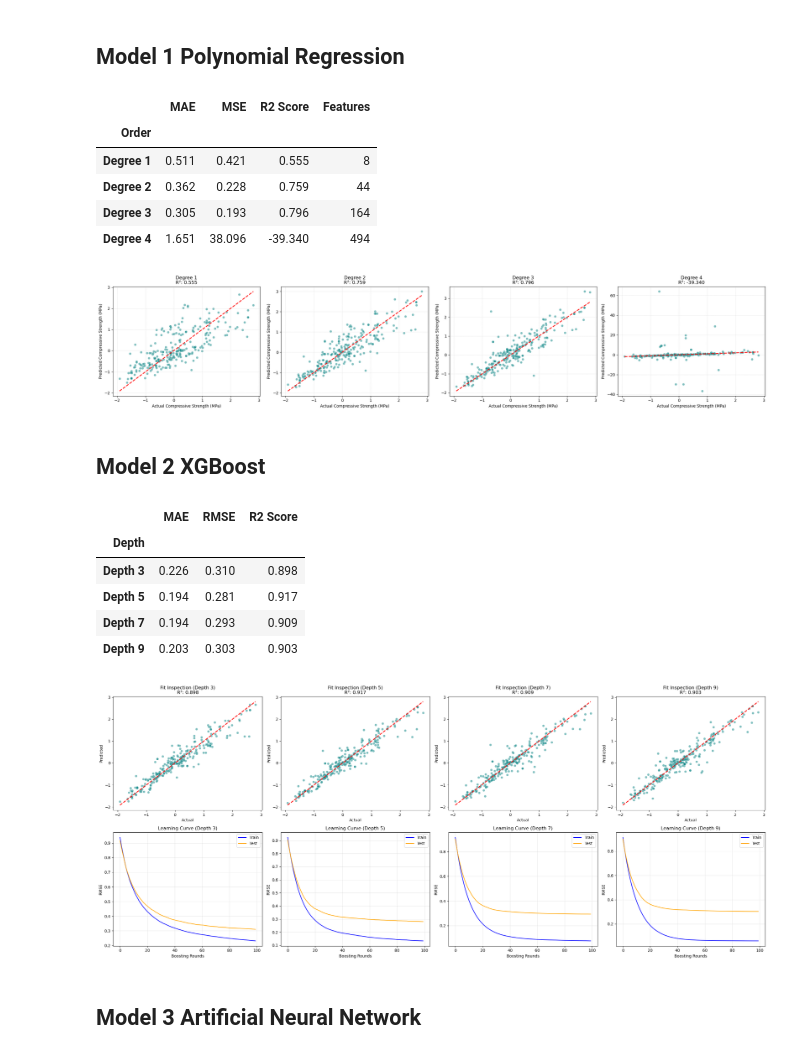
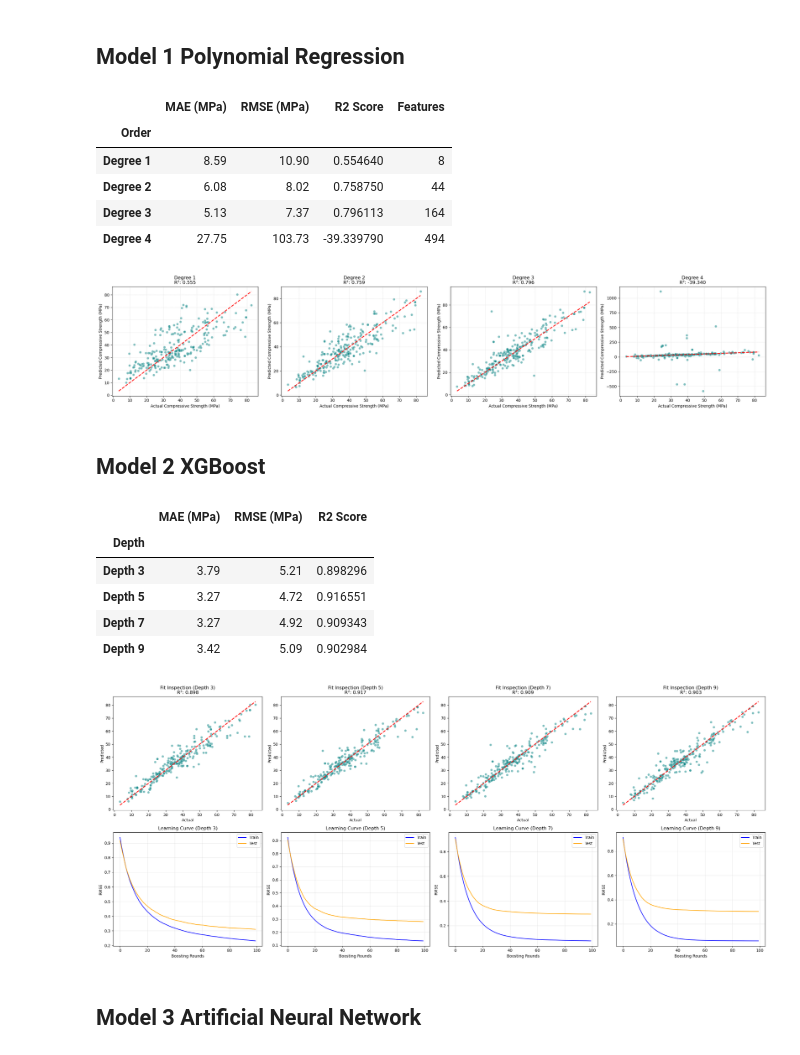
Before and after one commit to Callum7080/MANU-465-Group-Project, a Jupyter notebook: main.ipynb, the cells around one changed output. Saved outputs shown, nothing was run; the diff lists cells and outputs as text; code cells hidden in the pictures.

Commit message:
fix: Units for measurements in MPa

```diff
--- a/main.ipynb
+++ b/main.ipynb
@@ -148,15 +148,24 @@ The Y Test Data Set Contains the Following:
 ## Apply Scaling
 # %%
 #Set the StandardScaler fucntion for easy implementation and set the output as a pandas.DataFrame
-scaler = StandardScaler().set_output(transform='pandas')
+scaler_X = StandardScaler().set_output(transform='pandas')
+scaler_Y = StandardScaler().set_output(transform='pandas')
+
 
 #Scale the input and output data using the fit_transform fucntion
 #Ensuring that test data is ONLY transformed and not fit to reduce leakage
+y_scaler = None
 for key, value in datasets_dict.items():
     if "Train" in key:
-        datasets_dict[key] = scaler.fit_transform(value)
+        if "X" in key:
+            datasets_dict[key] = scaler_X.fit_transform(value)
+        if "Y" in key:
+            datasets_dict[key] = scaler_Y.fit_transform(value)
     if "Test" in key:
-        datasets_dict[key] = scaler.transform(value)
+        if "X" in key:
+            datasets_dict[key] = scaler_X.transform(value)
+        if "Y" in key:
+            datasets_dict[key] = scaler_Y.transform(value)
 
     print(f"The {key} Set Contains the Following:")
     print(f"{datasets_dict[key].shape[0]} Rows and {datasets_dict[key].shape[1]} Columns")
@@ -219,50 +228,53 @@ def full_polynomial_analysis(datasets, orders):
         model.fit(X_train_poly, y_train)
         y_pred = model.predict(X_test_poly)
 
+        y_pred_mpa = scaler_Y.inverse_transform(pd.DataFrame(y_pred, columns=y_test.columns))
+        y_test_mpa = scaler_Y.inverse_transform(y_test)
 
-        y_true_1d = np.ravel(y_test)
-        y_pred_1d = np.ravel(y_pred)
+        y_true_1d = np.ravel(y_test_mpa)
+        y_pred_1d = np.ravel(y_pred_mpa)
         mse = mean_squared_error(y_true_1d, y_pred_1d)
         mae = mean_absolute_error(y_true_1d, y_pred_1d)
+        rmse = np.sqrt(mse)
         r2 = r2_score(y_true_1d, y_pred_1d)
 
         stats_list.append({
             "Order": f"Degree {n}",
-            "MAE": mae,
-            "MSE": mse,
+            "MAE (MPa)": mae,
+            "RMSE (MPa)": rmse,
             "R2 Score": r2,
             "Features": X_train_poly.shape[1]
         })
 
         sns.scatterplot(x=y_true_1d, y=y_pred_1d, ax=axes[i], alpha=0.5, color='teal')
 
         line_lims = [y_true_1d.min(), y_true_1d.max()]
         axes[i].plot(line_lims, line_lims, 'r--', lw=2)
 
         axes[i].set_title(f"Degree {n}\nR²: {r2:.3f}")
         axes[i].set_xlabel("Actual Compressive Strength (MPa)")
         axes[i].set_ylabel("Predicted Compressive Strength (MPa)")
         axes[i].grid(True, linestyle=':', alpha=0.6)
 
     summary_df = pd.DataFrame(stats_list).set_index("Order")
     styled_table = summary_df.style.highlight_max(subset=['R2 Score'], color="#90ee90") \
-                                   .highlight_min(subset=['MAE', 'MSE'], color='#90ee90') \
-                                   .format("{:.3f}", subset=['MAE', 'MSE', 'R2 Score'])
+                                   .highlight_min(subset=['MAE (MPa)', 'RMSE (MPa)'], color='#90ee90') \
+                                   .format("{:.2f}", subset=['MAE (MPa)', 'RMSE (MPa)'])
 
     display(styled_table)
 
     plt.tight_layout()
     plt.show()
 
 full_polynomial_analysis(datasets_dict, [1, 2, 3, 4])
 # %% [output]
-|  | MAE | MSE | R2 Score | Features |
+|  | MAE (MPa) | RMSE (MPa) | R2 Score | Features |
 | Order |  |  |  |  |
-| Degree 1 | 0.511 | 0.421 | 0.555 | 8 |
-| Degree 2 | 0.362 | 0.228 | 0.759 | 44 |
-| Degree 3 | 0.305 | 0.193 | 0.796 | 164 |
-| Degree 4 | 1.651 | 38.096 | -39.340 | 494 |
+| Degree 1 | 8.59 | 10.90 | 0.554640 | 8 |
+| Degree 2 | 6.08 | 8.02 | 0.758750 | 44 |
+| Degree 3 | 5.13 | 7.37 | 0.796113 | 164 |
+| Degree 4 | 27.75 | 103.73 | -39.339790 | 494 |
-[figure, old version]
+[figure, new version]
 # %% [markdown]
 ## Model 2 XGBoost
 # %%
@@ -270,6 +282,7 @@ def xgboost_analysis(datasets, depths):
     X_train, X_test = datasets["X Training Data"], datasets["X Test Data"]
     y_train, y_test = datasets["Y Training Data"], datasets["Y Test Data"]
 
+    # Use the y_scaler to inverse transform metrics back to MPa units
     stats_list = []
     num_models = len(depths)
 
@@ -286,16 +299,21 @@ def xgboost_analysis(datasets, depths):
         results = model.evals_result()
         y_pred = model.predict(X_test)
 
-        y_true_1d = np.ravel(y_test)
-        y_pred_1d = np.ravel(y_pred)
+        y_pred_mpa = scaler_Y.inverse_transform(pd.DataFrame(y_pred, columns=y_test.columns))
+        y_test_mpa = scaler_Y.inverse_transform(y_test)
+
+        y_true_1d = np.ravel(y_test_mpa)
+        y_pred_1d = np.ravel(y_pred_mpa)
         mse = mean_squared_error(y_true_1d, y_pred_1d)
         mae = mean_absolute_error(y_true_1d, y_pred_1d)
+        rmse = np.sqrt(mse)
         r2 = r2_score(y_true_1d, y_pred_1d)
+
 
         stats_list.append({
             "Depth": f"Depth {n}",
-            "MAE": mae,
-            "RMSE": np.sqrt(mse),
+            "MAE (MPa)": mae,
+            "RMSE (MPa)": rmse,
             "R2 Score": r2
         })
 
@@ -316,8 +334,8 @@ def xgboost_analysis(datasets, depths):
 
     summary_df = pd.DataFrame(stats_list).set_index("Depth")
     styled_table = summary_df.style.highlight_max(subset=['R2 Score'], color="#90ee90") \
-                                   .highlight_min(subset=['MAE', 'RMSE'], color='#90ee90') \
-                                   .format("{:.3f}", subset=['MAE', 'RMSE', 'R2 Score'])
+                                   .highlight_min(subset=['MAE (MPa)', 'RMSE (MPa)'], color='#90ee90') \
+                                   .format("{:.2f}", subset=['MAE (MPa)', 'RMSE (MPa)'])
 
     display(styled_table)
 
@@ -326,12 +344,12 @@ def xgboost_analysis(datasets, depths):
 
 xgboost_analysis(datasets_dict, [3, 5, 7, 9])
 # %% [output]
-|  | MAE | RMSE | R2 Score |
+|  | MAE (MPa) | RMSE (MPa) | R2 Score |
 | Depth |  |  |  |
-| Depth 3 | 0.226 | 0.310 | 0.898 |
-| Depth 5 | 0.194 | 0.281 | 0.917 |
-| Depth 7 | 0.194 | 0.293 | 0.909 |
-| Depth 9 | 0.203 | 0.303 | 0.903 |
+| Depth 3 | 3.79 | 5.21 | 0.898296 |
+| Depth 5 | 3.27 | 4.72 | 0.916551 |
+| Depth 7 | 3.27 | 4.92 | 0.909343 |
+| Depth 9 | 3.42 | 5.09 | 0.902984 |
-[figure, old version]
+[figure, new version]
 # %% [markdown]
 ## Model 3 Artificial Neural Network
```
